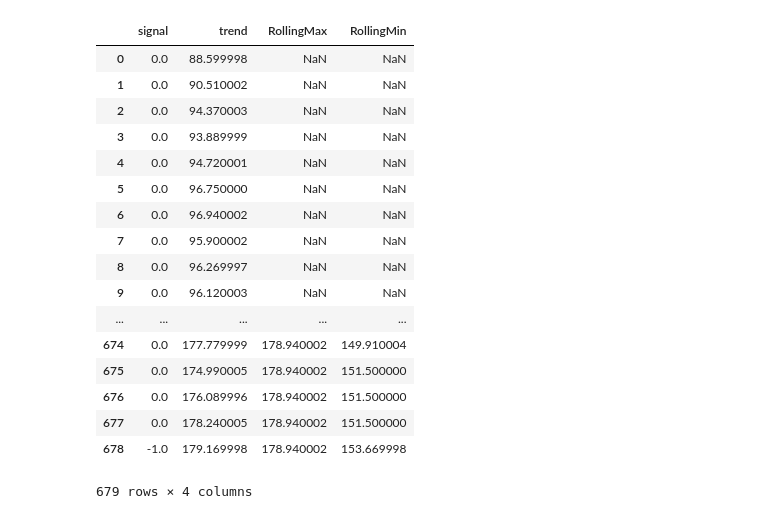
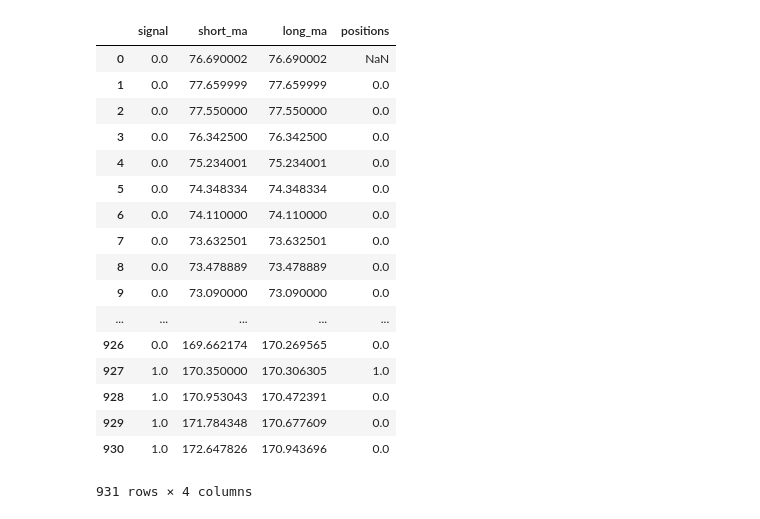
Before and after one commit to abragroup/AI-Course-finance-demo-alibaba, a Jupyter notebook: finance.ipynb, the cells around one changed output. Drawn from its saved outputs; the diff is of its cells as text; code cells hidden in the pictures.

```diff
--- a/finance.ipynb
+++ b/finance.ipynb
@@ -48,37 +48,43 @@ Requirement already satisfied, skipping upgrade: python-dateutil>=2.5.0 in /usr/
 Requirement already satisfied, skipping upgrade: six>=1.5 in /usr/local/lib/python3.6/dist-packages (from python-dateutil>=2.5.0->pandas>=0.24->yfinance) (1.12.0)
 # %%
 df_full = pd.read_csv('alibaba.csv')
-# %%
-df= df_full.copy()
-name = 'Turtle Trading Agent'
-count = int(np.ceil(len(df) * 0.1))
-signals = pd.DataFrame(index=df.index)
-signals['signal'] = 0.0
-signals['trend'] = df['Close']
-signals['RollingMax'] = (signals.trend.shift(1).rolling(count).max())
-signals['RollingMin'] = (signals.trend.shift(1).rolling(count).min())
-signals.loc[signals['RollingMax'] < signals.trend, 'signal'] = -1
-signals.loc[signals['RollingMin'] > signals.trend, 'signal'] = 1
-signals
-# %% [output]
-|  | signal | trend | RollingMax | RollingMin |
-| 0 | 0.0 | 88.599998 | NaN | NaN |
-| 1 | 0.0 | 90.510002 | NaN | NaN |
-| 2 | 0.0 | 94.370003 | NaN | NaN |
-| 3 | 0.0 | 93.889999 | NaN | NaN |
-| 4 | 0.0 | 94.720001 | NaN | NaN |
-| 5 | 0.0 | 96.750000 | NaN | NaN |
-| 6 | 0.0 | 96.940002 | NaN | NaN |
-| 7 | 0.0 | 95.900002 | NaN | NaN |
-| 8 | 0.0 | 96.269997 | NaN | NaN |
-| 9 | 0.0 | 96.120003 | NaN | NaN |
-| ... | ... | ... | ... | ... |
-| 674 | 0.0 | 177.779999 | 178.940002 | 149.910004 |
-| 675 | 0.0 | 174.990005 | 178.940002 | 151.500000 |
-| 676 | 0.0 | 176.089996 | 178.940002 | 151.500000 |
-| 677 | 0.0 | 178.240005 | 178.940002 | 151.500000 |
-| 678 | -1.0 | 179.169998 | 178.940002 | 153.669998 |
-679 rows × 4 columns
+# %%
+df= df_full.copy()
+name = 'Moving Average agent'
+
+short_window = int(0.025 * len(df))
+long_window = int(0.05 * len(df))
+
+signals = pd.DataFrame(index=df.index)
+signals['signal'] = 0.0
+
+signals['short_ma'] = df['Close'].rolling(window=short_window, min_periods=1, center=False).mean()
+signals['long_ma'] = df['Close'].rolling(window=long_window, min_periods=1, center=False).mean()
+
+signals['signal'][short_window:] = np.where(signals['short_ma'][short_window:]
+                                            > signals['long_ma'][short_window:], 1.0, 0.0)
+signals['positions'] = signals['signal'].diff()
+
+signals
+# %% [output]
+|  | signal | short_ma | long_ma | positions |
+| 0 | 0.0 | 76.690002 | 76.690002 | NaN |
+| 1 | 0.0 | 77.659999 | 77.659999 | 0.0 |
+| 2 | 0.0 | 77.550000 | 77.550000 | 0.0 |
+| 3 | 0.0 | 76.342500 | 76.342500 | 0.0 |
+| 4 | 0.0 | 75.234001 | 75.234001 | 0.0 |
+| 5 | 0.0 | 74.348334 | 74.348334 | 0.0 |
+| 6 | 0.0 | 74.110000 | 74.110000 | 0.0 |
+| 7 | 0.0 | 73.632501 | 73.632501 | 0.0 |
+| 8 | 0.0 | 73.478889 | 73.478889 | 0.0 |
+| 9 | 0.0 | 73.090000 | 73.090000 | 0.0 |
+| ... | ... | ... | ... | ... |
+| 926 | 0.0 | 169.662174 | 170.269565 | 0.0 |
+| 927 | 1.0 | 170.350000 | 170.306305 | 1.0 |
+| 928 | 1.0 | 170.953043 | 170.472391 | 0.0 |
+| 929 | 1.0 | 171.784348 | 170.677609 | 0.0 |
+| 930 | 1.0 | 172.647826 | 170.943696 | 0.0 |
+931 rows × 4 columns
 # %%
 def buy_stock(
     real_movement,
```
Also changed, not shown: parts of 5 cells of this notebook.
